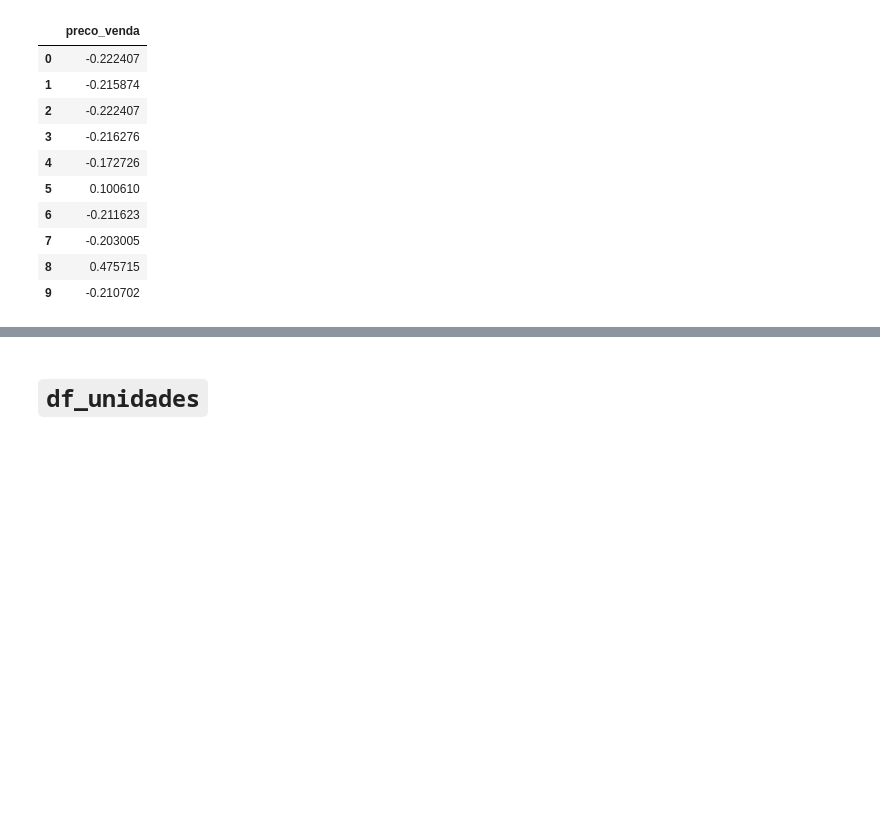
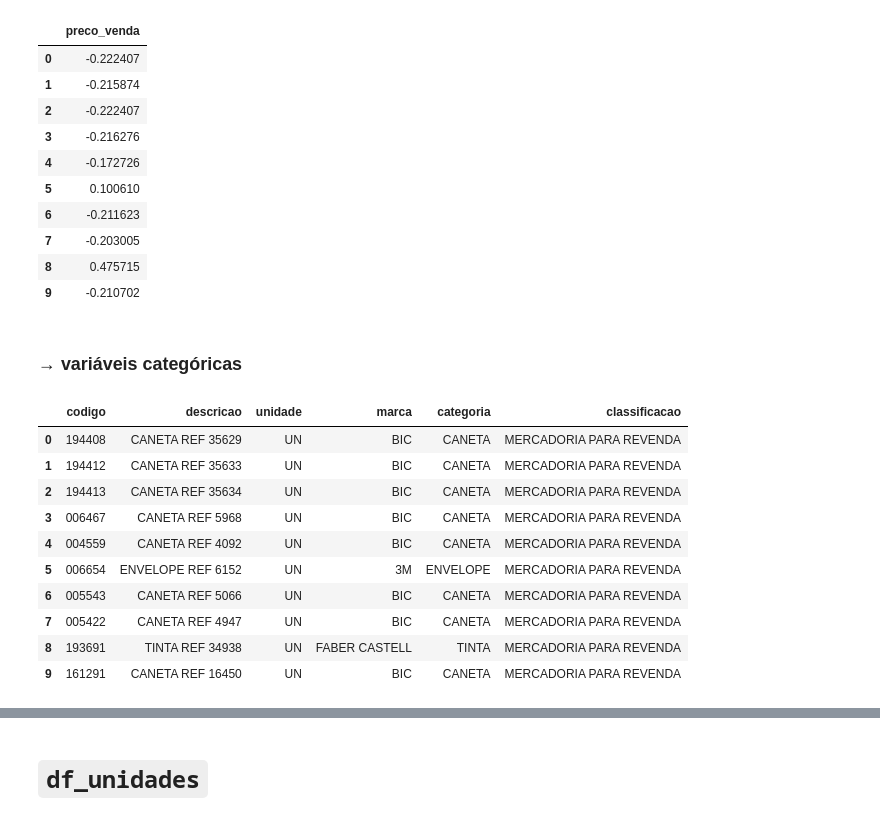
Before and after one commit to iambel/clustering, a Jupyter notebook: data science/isabel/padronizar_normalizar.ipynb, the cells around one changed output, grey strips where cells are left out. Cells and saved outputs as stored; diff of their text form; code cells hidden in the pictures; blank space fills up the shorter version.

```diff
--- a/data science/isabel/padronizar_normalizar.ipynb
+++ b/data science/isabel/padronizar_normalizar.ipynb
@@ -8,16 +8,16 @@ caminho = '../../util/data/'
 # %% [markdown]
 ## seleção das variáveis numéricas
 # %%
-# carregamento das variáveis numericas dos dataframes
+# carregamento dos dataframes e seleção das variaveis numericas
 
-categorias_numerica = load(caminho+'df_categorias.z')
-categorias_numerica= categorias_numerica.select_dtypes(include=['int64', 'float64']) # seleciona apenas as variaveis numericas do tipo int64 e float64
+categorias = load(caminho+'df_categorias.z')
+categorias_numerica= categorias.select_dtypes(include=['int64', 'float64']) # seleciona apenas as variaveis numericas do tipo int64 e float64
 
-clientes_numerica = load(caminho+'df_clientes.z')
-clientes_numerica= clientes_numerica.select_dtypes(include=['int64', 'float64'])
+clientes = load(caminho+'df_clientes.z')
+clientes_numerica= clientes.select_dtypes(include=['int64', 'float64'])
 
-produtos_numerica = load(caminho+'df_produtos.z')
-produtos_numerica= produtos_numerica.select_dtypes(include=['int64', 'float64'])
+produtos = load(caminho+'df_produtos.z')
+produtos_numerica = produtos.select_dtypes(include=['int64', 'float64'])
 
 # exibe informações das variaveis numericas de cada dataframe
 print('[CATEGORIAS]\n',categorias_numerica.describe())
@@ -92,3 +93,24 @@ produtos_numerica_std.head(10)
 | 7 | -0.203005 |
 | 8 | 0.475715 |
 | 9 | -0.210702 |
+# %% [markdown]
+### → variáveis categóricas
+# %%
+produtos = produtos.drop(columns=['codigo_barras']) #removendo a coluna codigo_barras por ser nula
+# %%
+# seleciona somente as variaveis categoricas de produtos
+produtos_categoricas = produtos.select_dtypes(include=['object', 'category'])
+# %%
+produtos_categoricas.head(10)
+# %% [output]
+|  | codigo | descricao | unidade | marca | categoria | classificacao |
+| 0 | 194408 | CANETA REF 35629 | UN | BIC | CANETA | MERCADORIA PARA REVENDA |
+| 1 | 194412 | CANETA REF 35633 | UN | BIC | CANETA | MERCADORIA PARA REVENDA |
+| 2 | 194413 | CANETA REF 35634 | UN | BIC | CANETA | MERCADORIA PARA REVENDA |
+| 3 | 006467 | CANETA REF 5968 | UN | BIC | CANETA | MERCADORIA PARA REVENDA |
+| 4 | 004559 | CANETA REF 4092 | UN | BIC | CANETA | MERCADORIA PARA REVENDA |
+| 5 | 006654 | ENVELOPE REF 6152 | UN | 3M | ENVELOPE | MERCADORIA PARA REVENDA |
+| 6 | 005543 | CANETA REF 5066 | UN | BIC | CANETA | MERCADORIA PARA REVENDA |
+| 7 | 005422 | CANETA REF 4947 | UN | BIC | CANETA | MERCADORIA PARA REVENDA |
+| 8 | 193691 | TINTA REF 34938 | UN | FABER CASTELL | TINTA | MERCADORIA PARA REVENDA |
+| 9 | 161291 | CANETA REF 16450 | UN | BIC | CANETA | MERCADORIA PARA REVENDA |
```
Also changed, not shown: parts of 13 cells of this notebook, 1 other file.
